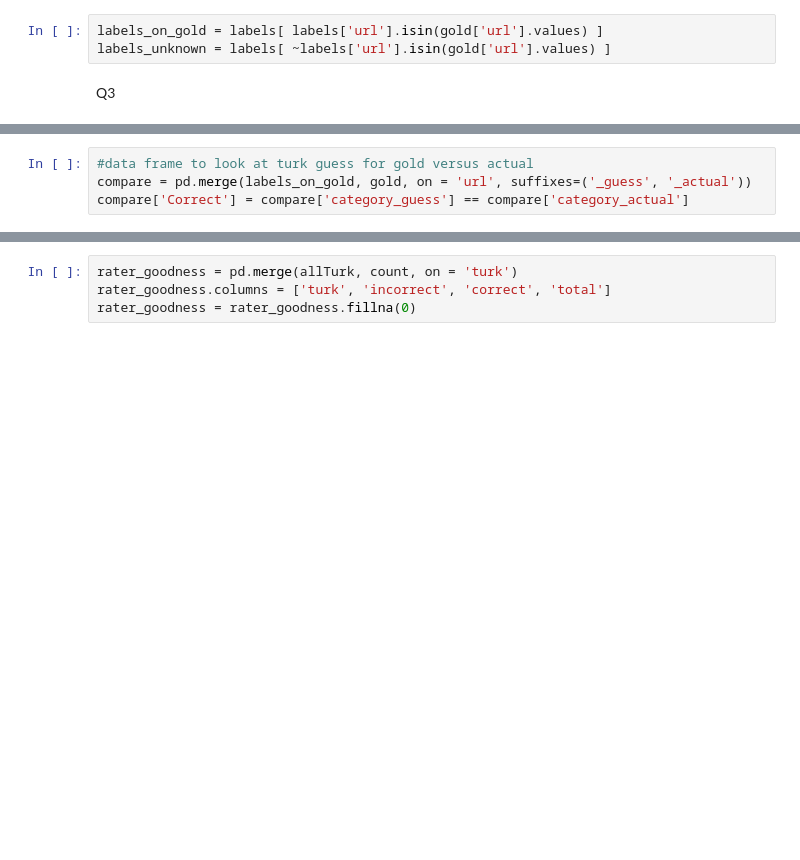
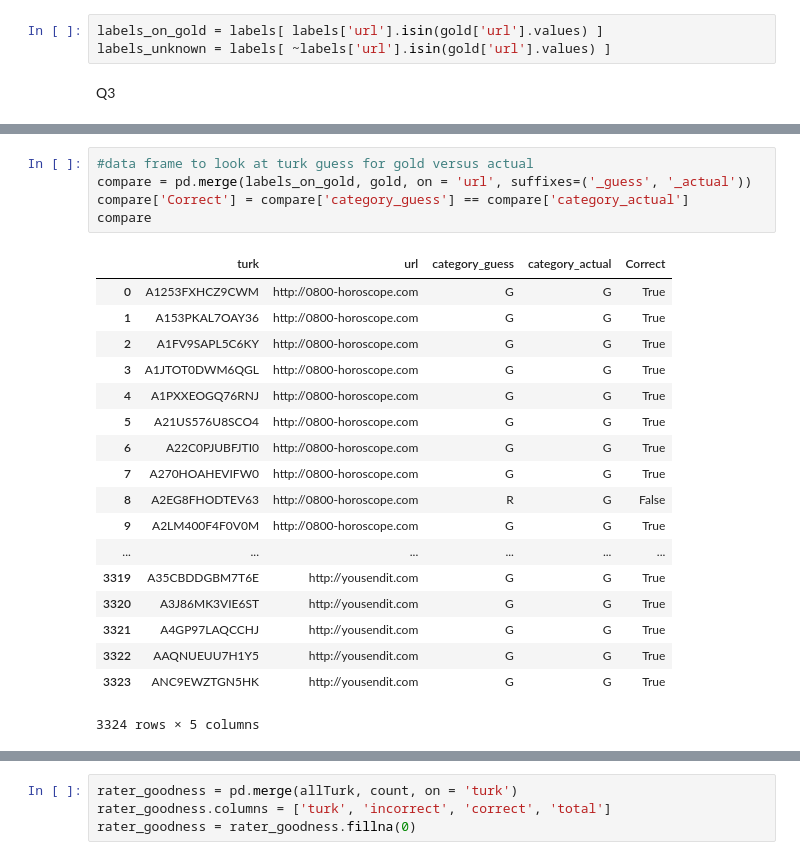
Before and after one commit to chenson2018/Data-Analytics-Programming-HW3, a Jupyter notebook: Henson HW3.ipynb, the cells around one changed output, grey strips where cells are left out. Cells and saved outputs as stored; diff of their text form; blank space fills up the shorter version.

```diff
--- a/Henson HW3.ipynb
+++ b/Henson HW3.ipynb
@@ -20,6 +40,26 @@ count = count.reset_index()
 # %%
 #data frame to look at turk guess for gold versus actual
 compare = pd.merge(labels_on_gold, gold, on = 'url', suffixes=('_guess', '_actual'))
 compare['Correct'] = compare['category_guess'] == compare['category_actual']
+compare
+# %% [output]
+|  | turk | url | category_guess | category_actual | Correct |
+| 0 | A1253FXHCZ9CWM | http://0800-horoscope.com | G | G | True |
+| 1 | A153PKAL7OAY36 | http://0800-horoscope.com | G | G | True |
+| 2 | A1FV9SAPL5C6KY | http://0800-horoscope.com | G | G | True |
+| 3 | A1JTOT0DWM6QGL | http://0800-horoscope.com | G | G | True |
+| 4 | A1PXXEOGQ76RNJ | http://0800-horoscope.com | G | G | True |
+| 5 | A21US576U8SCO4 | http://0800-horoscope.com | G | G | True |
+| 6 | A22C0PJUBFJTI0 | http://0800-horoscope.com | G | G | True |
+| 7 | A270HOAHEVIFW0 | http://0800-horoscope.com | G | G | True |
+| 8 | A2EG8FHODTEV63 | http://0800-horoscope.com | R | G | False |
+| 9 | A2LM400F4F0V0M | http://0800-horoscope.com | G | G | True |
+| ... | ... | ... | ... | ... | ... |
+| 3319 | A35CBDDGBM7T6E | http://yousendit.com | G | G | True |
+| 3320 | A3J86MK3VIE6ST | http://yousendit.com | G | G | True |
+| 3321 | A4GP97LAQCCHJ | http://yousendit.com | G | G | True |
+| 3322 | AAQNUEUU7H1Y5 | http://yousendit.com | G | G | True |
+| 3323 | ANC9EWZTGN5HK | http://yousendit.com | G | G | True |
+3324 rows × 5 columns
 # %%
 allTurk = pd.DataFrame(compare.groupby(['turk', 'Correct'])['turk'].agg('count').unstack()).reset_index()
```
Also changed, not shown: parts of 10 cells of this notebook.
